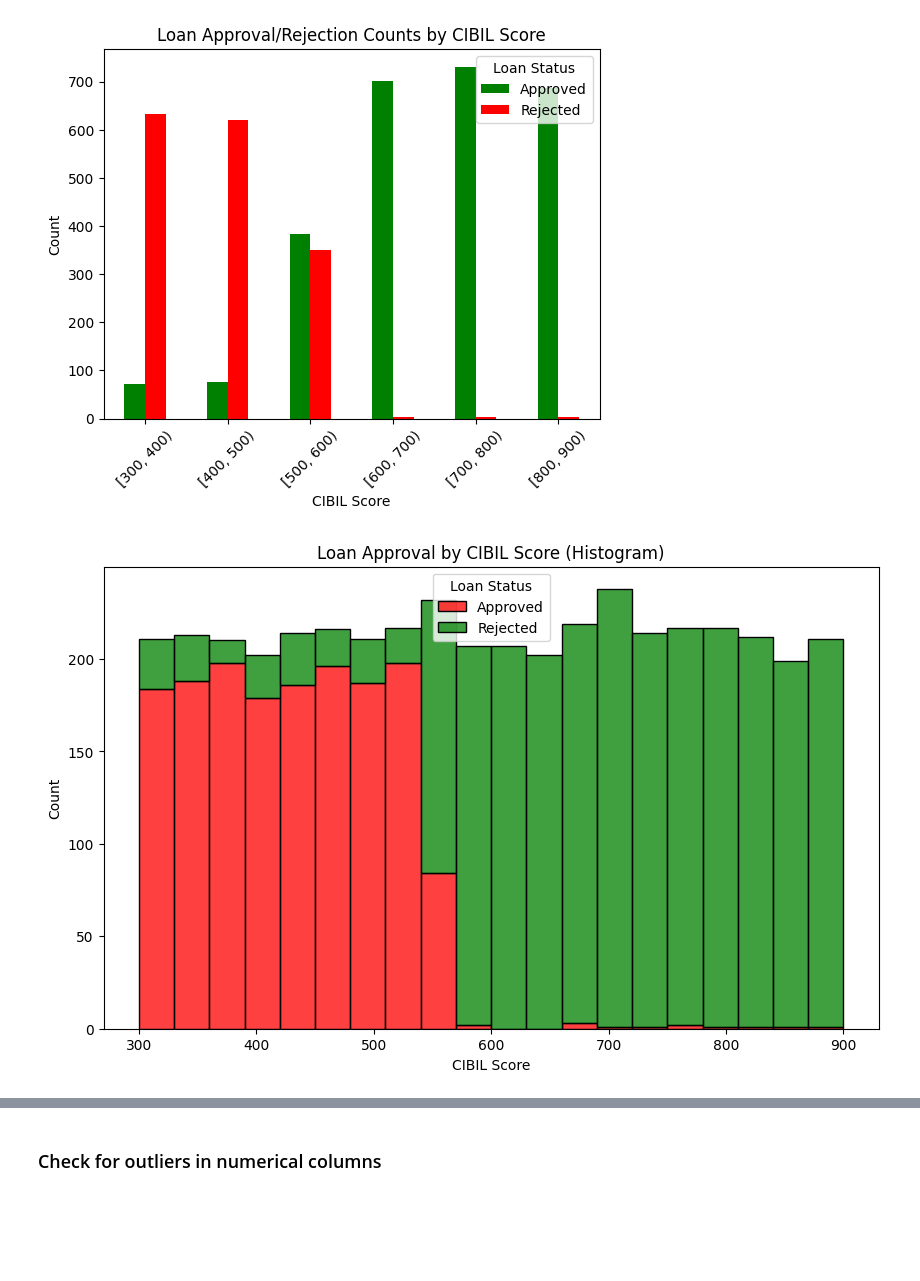
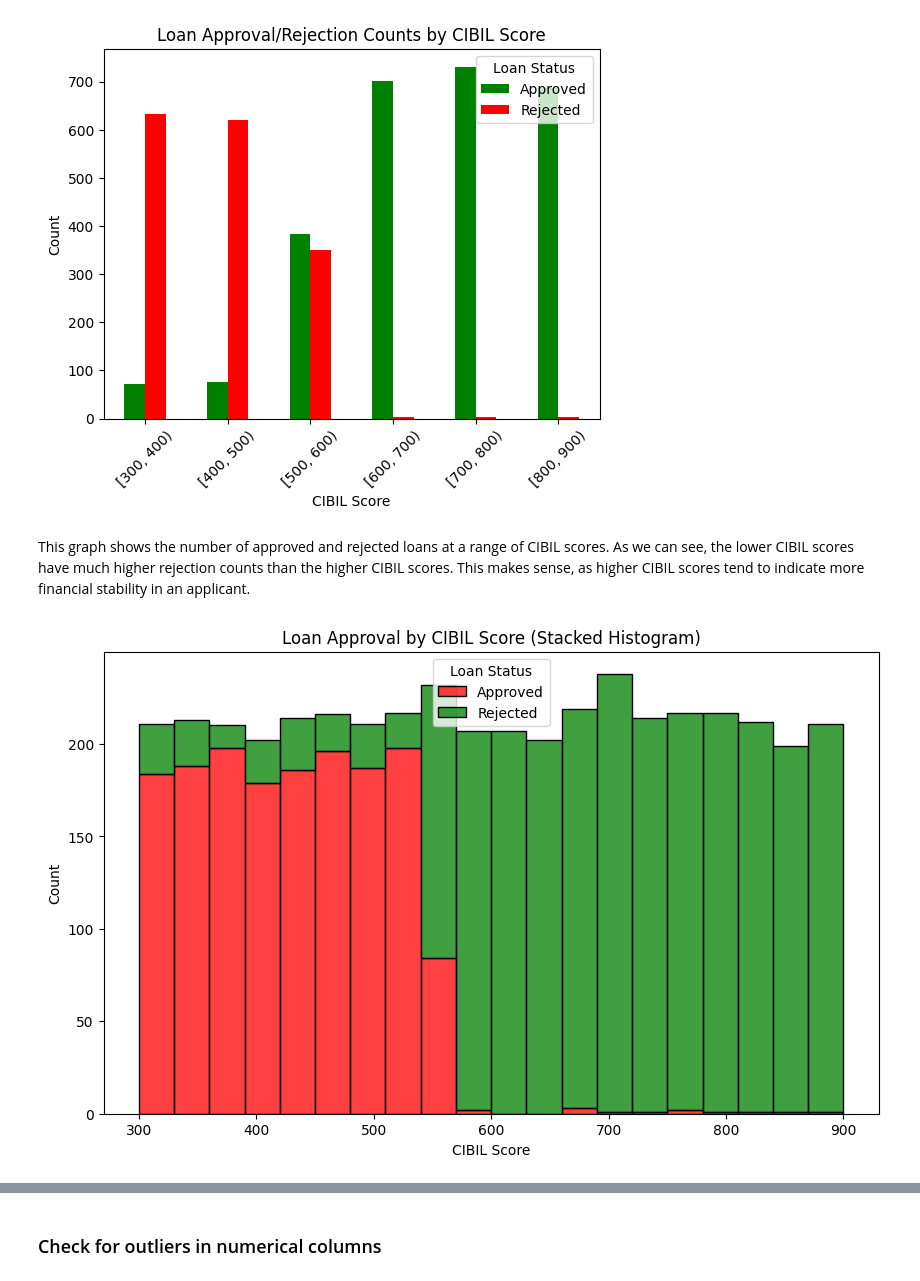
Before and after one commit to aliciahlavac/Project_4, a Jupyter notebook: Main.ipynb, the cells around one changed output, grey strips where cells are left out. Cells and saved outputs as stored; diff of their text form; code cells hidden in the pictures; blank space fills up the shorter version.

Commit message:
Descriptions added to graphs

```diff
--- a/Main.ipynb
+++ b/Main.ipynb
@@ -272,25 +287,27 @@ plt.legend(title='Loan Status')
 plt.show()
 # %% [output]
 [figure]
+# %% [markdown]
+This graph shows the number of approved and rejected loans at a range of CIBIL scores.  As we can see, the lower CIBIL scores have much higher rejection counts than the higher CIBIL scores.  This makes sense, as higher CIBIL scores tend to indicate more financial stability in an applicant.
 # %%
 # Create a histogram to visualize whether a loan was approved or rejected based on CIBIL score
 
 # Set figure size
 plt.figure(figsize=(10, 6))
 
 # Define your color palette
 color_palette = {"Approved": "green", "Rejected": "red"}
 
 # Create histogram
 ax = sns.histplot(data=df, x='cibil_score', hue='loan_status', bins=20, multiple='stack', palette=color_palette)
 
-plt.title('Loan Approval by CIBIL Score (Histogram)')
+plt.title('Loan Approval by CIBIL Score (Stacked Histogram)')
 plt.xlabel('CIBIL Score')
 plt.ylabel('Count')
 
 # Explicitly add legend
 ax.legend(title='Loan Status', labels=['Approved', 'Rejected'])
 
 plt.show()
 # %% [output]
-[figure, old version]
+[figure, new version]
```
Also changed, not shown: parts of 26 cells of this notebook.
